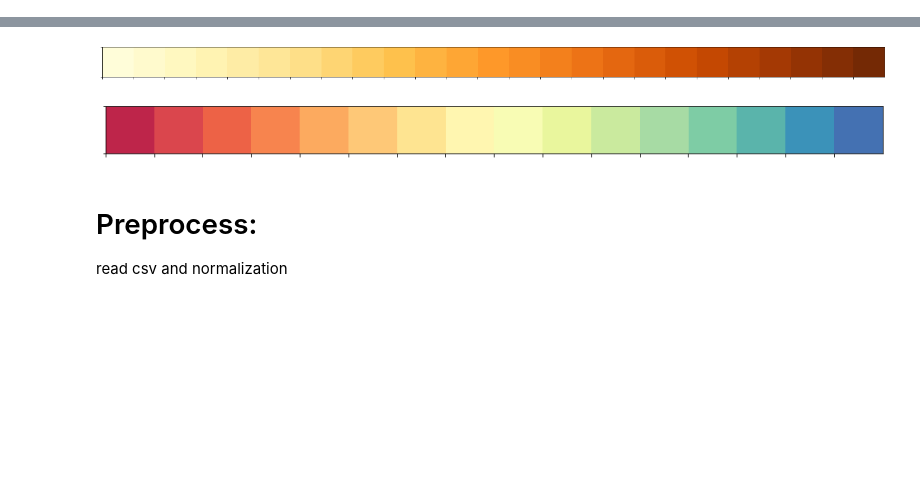
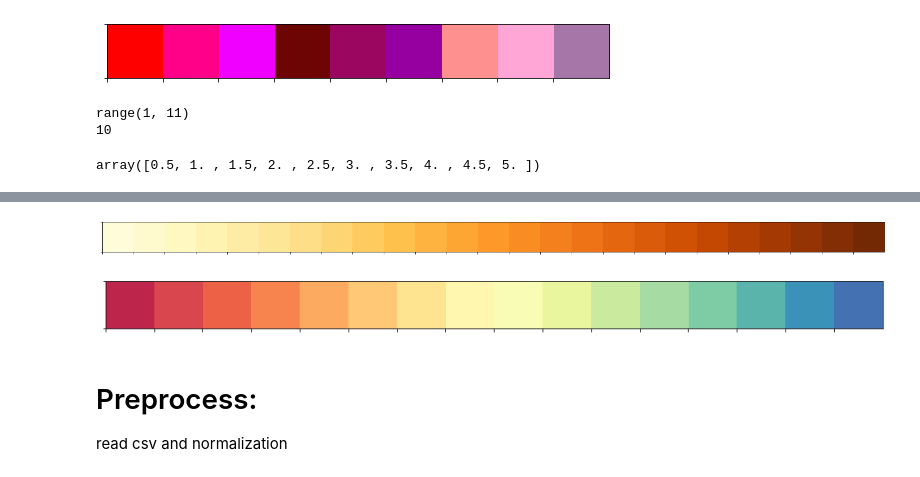
Before and after one commit to TomBekor/Unsupervised-learning, a Jupyter notebook: clean work.ipynb, the cells around one changed output, grey strips where cells are left out. Cells and saved outputs as stored; diff of their text form; code cells hidden in the pictures; blank space fills up the shorter version.

```diff
--- a/clean work.ipynb
+++ b/clean work.ipynb
@@ -12,3 +12,21 @@ from sklearn.mixture import GaussianMixture
 from sklearn.metrics import silhouette_score
 import skfuzzy as fuzz
 import seaborn as sns
+# %%
+sns.palplot([
+    '#FF0000', '#FF0089', '#EF00FF',
+    '#6E0505', '#9B0760', '#9600A1',
+])
+# %% [output]
+[figure, added]
+# %%
+a = range(1,11,1)
+print(a)
+print(len(a))
+# %% [output]
+range(1, 11)
+10
+# %%
+np.linspace(0.5, 5, 10)
+# %% [output]
+array([0.5, 1. , 1.5, 2. , 2.5, 3. , 3.5, 4. , 4.5, 5. ])
```
Also changed, not shown: parts of 8 cells of this notebook, 8 other files.
